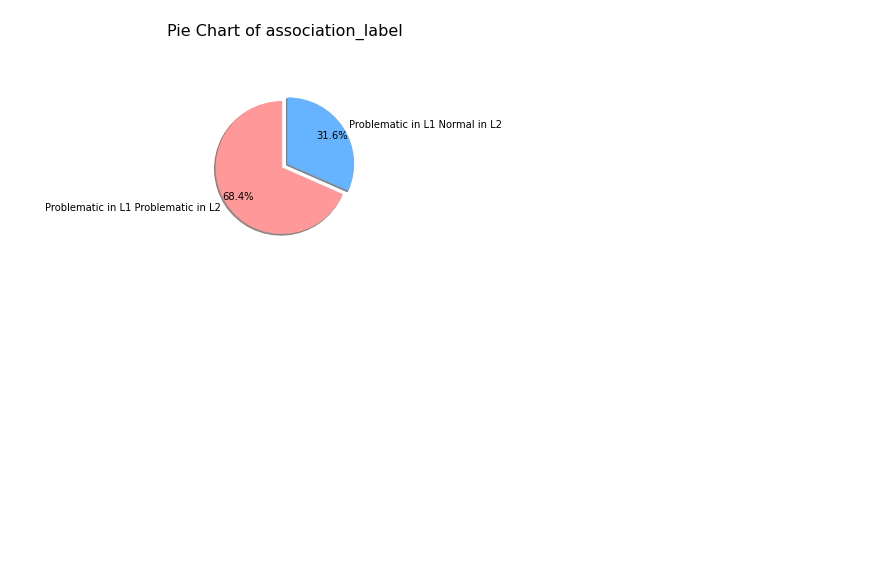
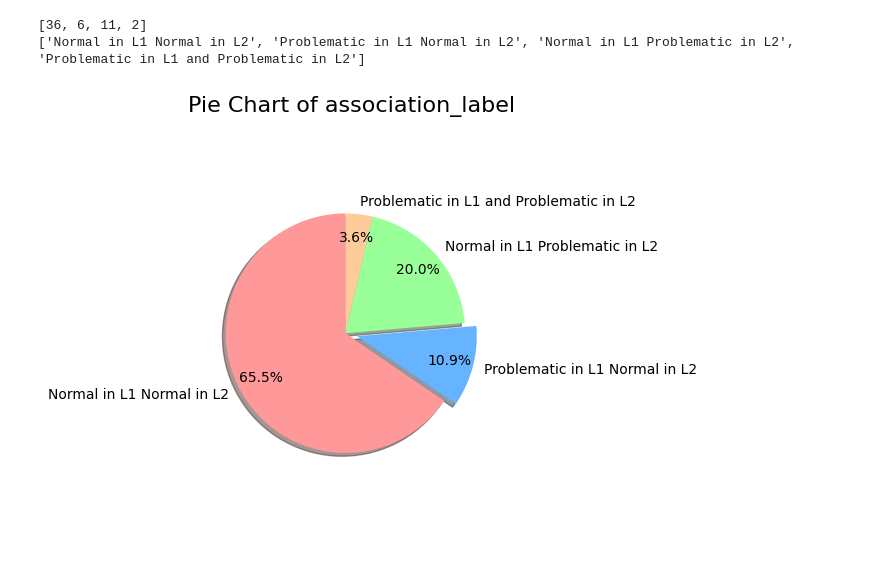
Before and after one commit to pgullstrand/Gigacow-tools, a Jupyter notebook: Projects/HoldingPenTime/GP_Model/association_analysis.ipynb, the cells around one changed output. Saved outputs shown, nothing was run; the diff lists cells and outputs as text; code cells hidden in the pictures; blank space fills up the shorter version.

Commit message:
Adjusted the key code to be more replicable

```diff
--- a/Projects/HoldingPenTime/GP_Model/association_analysis.ipynb
+++ b/Projects/HoldingPenTime/GP_Model/association_analysis.ipynb
@@ -38,13 +38,14 @@ print("num of cows: ", len(cow_dict))
 print("info: ", cow_dict)
 
 # collection the key-value pairs from the cow dict
+#Haoyuan, this look wrong. Going through the list of cows and comparing it to the PDF of problematic cows it look like L1 cows it look like 0 corresponds to normal in L1. SO I changed this
 collection_labels = list(cow_dict.values())
 labels = list(Counter(collection_labels).keys())
 num = list(Counter(collection_labels).values())
 print("The label of cow dict: ", labels)
 print("The amount of labels: ", num)
 # map the label with explainable text
-names = { '00':"Problematic in L1 Problematic in L2", '01':"Problematic in L1 Normal in L2"}
+names = { '00':"Normal in L1 Normal in L2", '10':"Problematic in L1 Normal in L2", '01':"Normal in L1 Problematic in L2", '11':"Problematic in L1 and Problematic in L2"}
 labels = [x if x not in names else names[x] for x in names]
 print(labels)
 # %% [output]
@@ -60,20 +61,24 @@ num
 # %%
 # plot the consist of labels
 colors = ['#ff9999','#66b3ff','#99ff99','#ffcc99']
 
+print(num)
+print(labels)
 fig1, ax1 = plt.subplots()
-ax1.pie(num, colors = colors, startangle=90,
-        explode=[0, 0.1], labels=labels,
+ax1.pie(num, colors=colors, startangle=90,
+        explode=[0, 0.1, 0, 0], labels=labels,  # Adjust explode list to match the length of num and labels
         shadow=True, autopct='%1.1f%%', pctdistance=0.8, labeldistance=1.1)
 ax1.axis('equal')
 
 #plt.legend(fontsize=12)
 plt.title("Pie Chart of association_label", fontsize=16)
 plt.tight_layout()
 
 plt.show()
 # %% [output]
+[36, 6, 11, 2]
+['Normal in L1 Normal in L2', 'Problematic in L1 Normal in L2', 'Normal in L1 Problematic in L2', 'Problematic in L1 and Problematic in L2']
-[figure, old version]
+[figure, new version]
 # %%
 problematic_select = problematic_dataset.loc[problematic_dataset.Gigacow_Cow_Id.isin(association_cow_list)]
 problematic_select.rename(columns={"label":"problematic_label"}, inplace=True)
```
Also changed, not shown: parts of 8 cells of this notebook, 2 other files.
